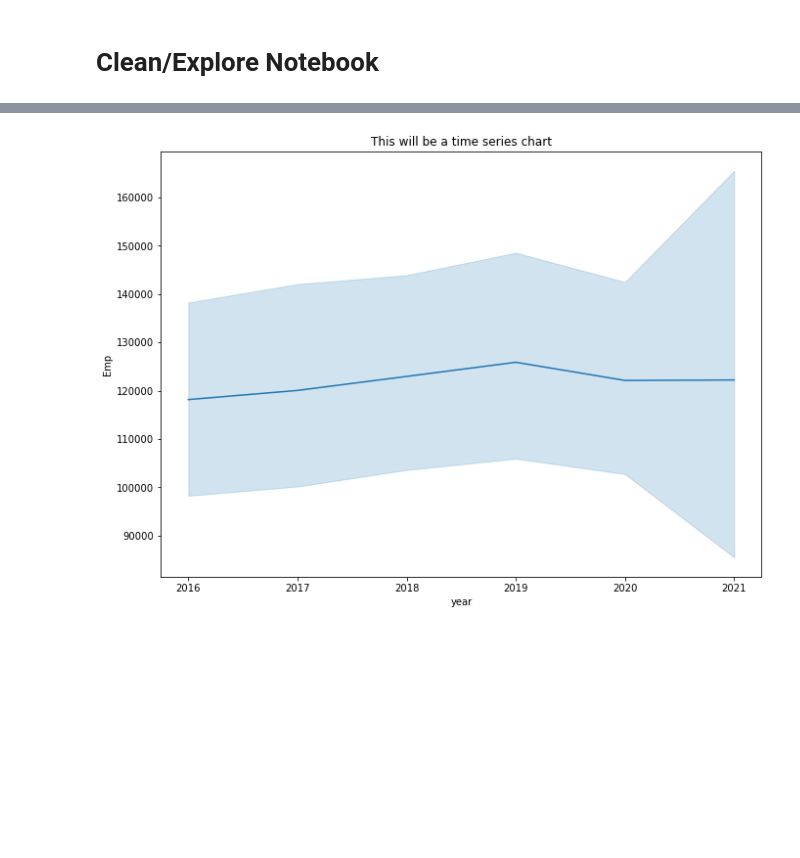
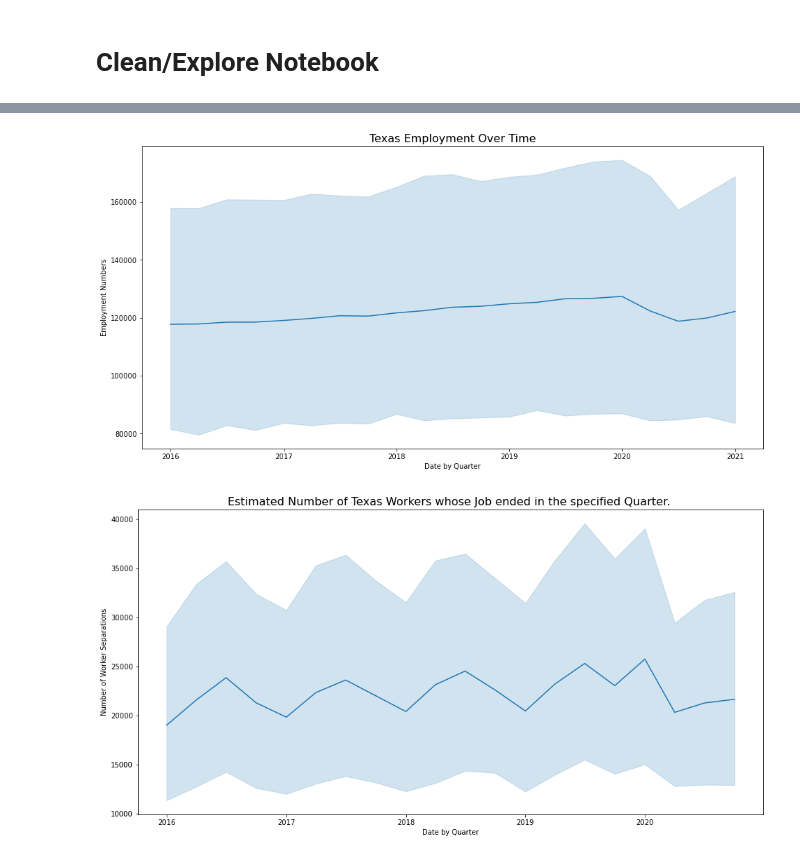
Before and after one commit to capstone-job-market-analysis/job-market-analysis, a Jupyter notebook: jeff_explore.ipynb, the cells around one changed output, grey strips where cells are left out. Cells and saved outputs as stored; diff of their text form; code cells hidden in the pictures; blank space fills up the shorter version.

```diff
--- a/jeff_explore.ipynb
+++ b/jeff_explore.ipynb
@@ -43,0 +74,12 @@ census_light.head()
+# %%
+# Creating a column with the numerical representation for the month of the first quarter:
+census_light['first_month_qtr'] = census_light.quarter.apply(lambda x: '1' if x==1
+                                                             else '4' if x==2
+                                                             else '7' if x==3
+                                                            else '10')
+# %%
+# Combining the year and month
+census_light['quarterly'] = census_light.year.astype('string') + '-' + census_light.first_month_qtr.astype('string')
+# %%
+# Formatting datetime
+census_light['date'] = pd.to_datetime(census_light.quarterly)
@@ -44 +95,5 @@ census_light.head()
+# %%
+# Dropping more columns:
+col_to_drop = ['year', 'first_month_qtr', 'quarterly']
+census_light = census_light.drop(columns=col_to_drop)
 # %%
@@ -65,9 +108,23 @@ census_light[census_light.industry == 111]
 # %%
-plt.figure(figsize=(11,8))
-sns.lineplot(x="year", y="Emp",
+# Time to graph
+plt.figure(figsize=(16,8))
+sns.lineplot(x="date", y="Emp",
                 palette="ch:r=-.2,d=.3_r",
                 data=census_light)
-plt.title('This will be a time series chart')
+plt.title('Texas Employment Over Time', fontsize=16)
+plt.xlabel('Date by Quarter')
+plt.ylabel('Employment Numbers')
 plt.show()
 # %% [output]
-[figure, old version]
+[figure, new version]
+# %%
+plt.figure(figsize=(16,8))
+sns.lineplot(x="date", y="Sep",
+                palette="ch:r=-.2,d=.3_r",
+                data=census_light)
+plt.title('Estimated Number of Texas Workers whose Job ended in the specified Quarter. ', fontsize=16)
+plt.xlabel('Date by Quarter')
+plt.ylabel('Number of Worker Separations')
+plt.show()
+# %% [output]
+[figure, added]
```
Also changed, not shown: parts of 19 cells of this notebook, 1 other file.
